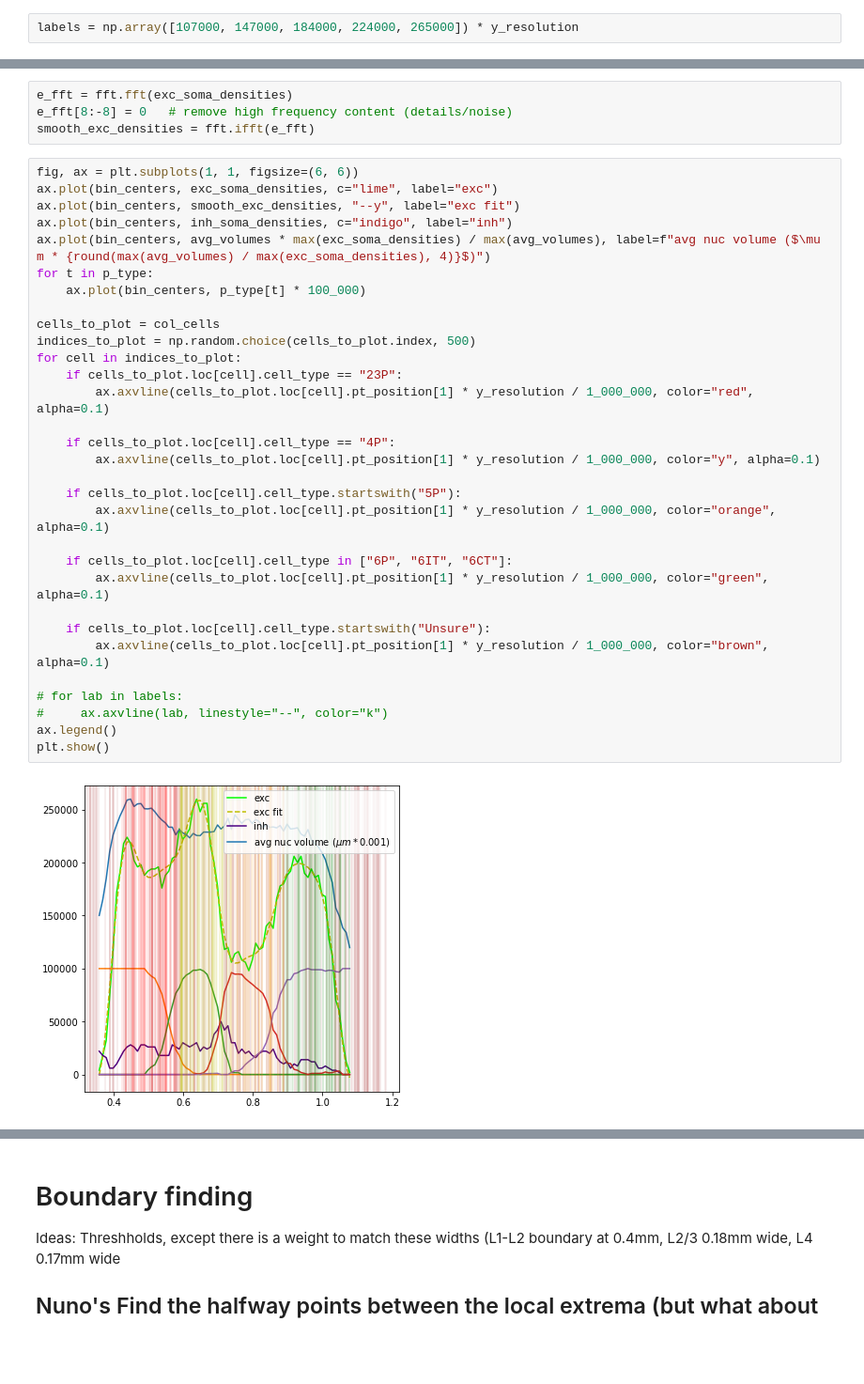
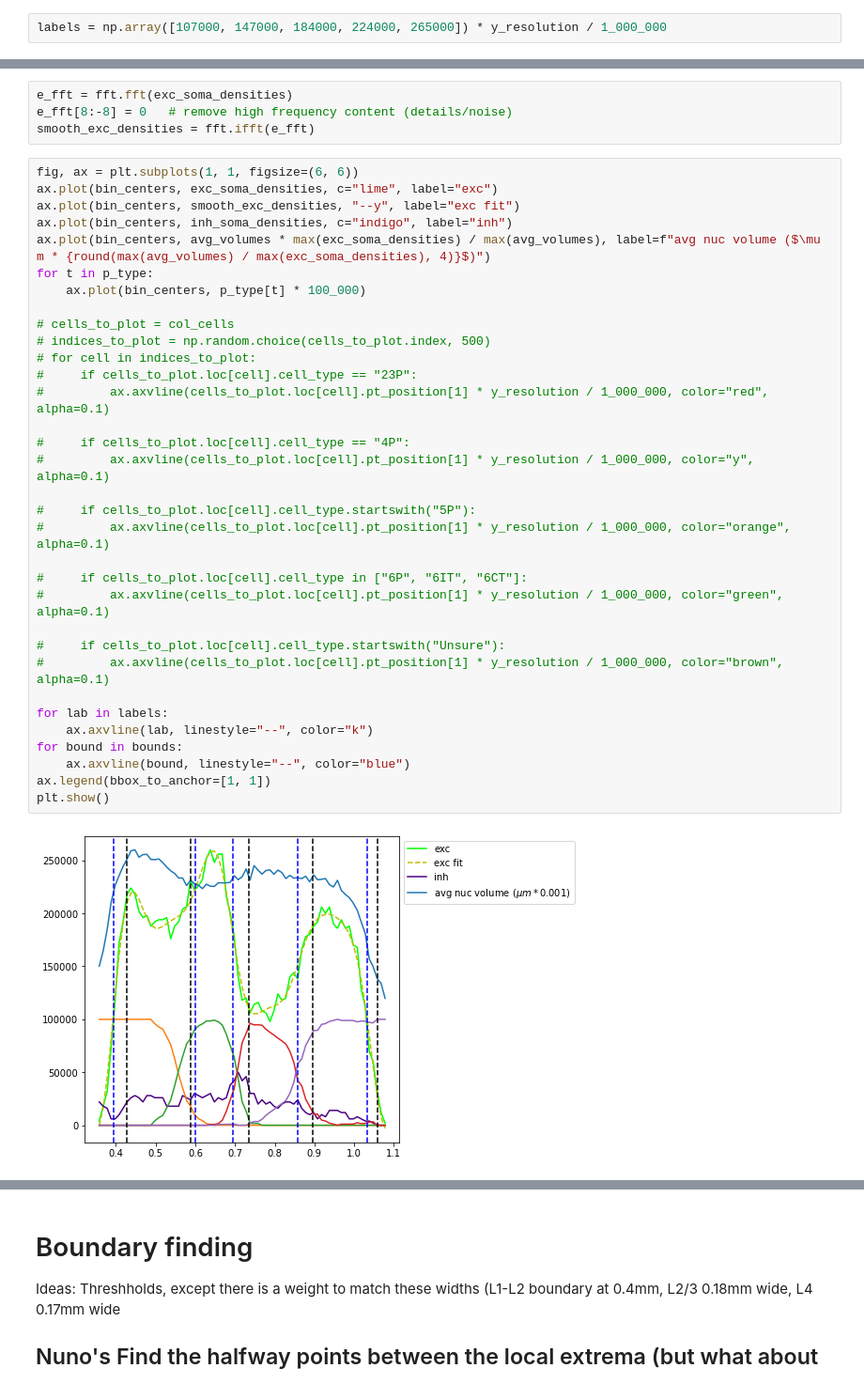
Before and after one commit to AllenInstitute/cortical-layers, a Jupyter notebook: layer-analysis.ipynb, the cells around one changed output, grey strips where cells are left out. Shown: that part at 94% size. Cells and saved outputs as stored; diff of their text form; blank space fills up the shorter version.

```diff
--- a/layer-analysis.ipynb
+++ b/layer-analysis.ipynb
@@ -9,7 +9,7 @@ bin_width = 0.05
 step_size = 0.01
 y_resolution = 4  # nm per voxel
 # %%
-labels = np.array([107000, 147000, 184000, 224000, 265000]) * y_resolution
+labels = np.array([107000, 147000, 184000, 224000, 265000]) * y_resolution / 1_000_000
 # %%
 datastack_name = "minnie65_phase3_v1"
 client = CAVEclient(datastack_name)
@@ -126,33 +126,35 @@ smooth_exc_densities = fft.ifft(e_fft)
 # %%
 fig, ax = plt.subplots(1, 1, figsize=(6, 6))
 ax.plot(bin_centers, exc_soma_densities, c="lime", label="exc")
 ax.plot(bin_centers, smooth_exc_densities, "--y", label="exc fit")
 ax.plot(bin_centers, inh_soma_densities, c="indigo", label="inh")
 ax.plot(bin_centers, avg_volumes * max(exc_soma_densities) / max(avg_volumes), label=f"avg nuc volume ($\mu m * {round(max(avg_volumes) / max(exc_soma_densities), 4)}$)")
 for t in p_type:
     ax.plot(bin_centers, p_type[t] * 100_000)
 
-cells_to_plot = col_cells
-indices_to_plot = np.random.choice(cells_to_plot.index, 500)
-for cell in indices_to_plot:
-    if cells_to_plot.loc[cell].cell_type == "23P":
-        ax.axvline(cells_to_plot.loc[cell].pt_position[1] * y_resolution / 1_000_000, color="red", alpha=0.1)
+# cells_to_plot = col_cells
+# indices_to_plot = np.random.choice(cells_to_plot.index, 500)
+# for cell in indices_to_plot:
+#     if cells_to_plot.loc[cell].cell_type == "23P":
+#         ax.axvline(cells_to_plot.loc[cell].pt_position[1] * y_resolution / 1_000_000, color="red", alpha=0.1)
 
-    if cells_to_plot.loc[cell].cell_type == "4P":
-        ax.axvline(cells_to_plot.loc[cell].pt_position[1] * y_resolution / 1_000_000, color="y", alpha=0.1)
+#     if cells_to_plot.loc[cell].cell_type == "4P":
+#         ax.axvline(cells_to_plot.loc[cell].pt_position[1] * y_resolution / 1_000_000, color="y", alpha=0.1)
 
-    if cells_to_plot.loc[cell].cell_type.startswith("5P"):
-        ax.axvline(cells_to_plot.loc[cell].pt_position[1] * y_resolution / 1_000_000, color="orange", alpha=0.1)
+#     if cells_to_plot.loc[cell].cell_type.startswith("5P"):
+#         ax.axvline(cells_to_plot.loc[cell].pt_position[1] * y_resolution / 1_000_000, color="orange", alpha=0.1)
 
-    if cells_to_plot.loc[cell].cell_type in ["6P", "6IT", "6CT"]:
-        ax.axvline(cells_to_plot.loc[cell].pt_position[1] * y_resolution / 1_000_000, color="green", alpha=0.1)
+#     if cells_to_plot.loc[cell].cell_type in ["6P", "6IT", "6CT"]:
+#         ax.axvline(cells_to_plot.loc[cell].pt_position[1] * y_resolution / 1_000_000, color="green", alpha=0.1)
 
-    if cells_to_plot.loc[cell].cell_type.startswith("Unsure"):
-        ax.axvline(cells_to_plot.loc[cell].pt_position[1] * y_resolution / 1_000_000, color="brown", alpha=0.1)
+#     if cells_to_plot.loc[cell].cell_type.startswith("Unsure"):
+#         ax.axvline(cells_to_plot.loc[cell].pt_position[1] * y_resolution / 1_000_000, color="brown", alpha=0.1)
 
-# for lab in labels:
-#     ax.axvline(lab, linestyle="--", color="k")
-ax.legend()
+for lab in labels:
+    ax.axvline(lab, linestyle="--", color="k")
+for bound in bounds:
+    ax.axvline(bound, linestyle="--", color="blue")
+ax.legend(bbox_to_anchor=[1, 1])
 plt.show()
 # %% [output]
-[figure, old version]
+[figure, new version]
```
Also changed, not shown: parts of 4 cells of this notebook.
